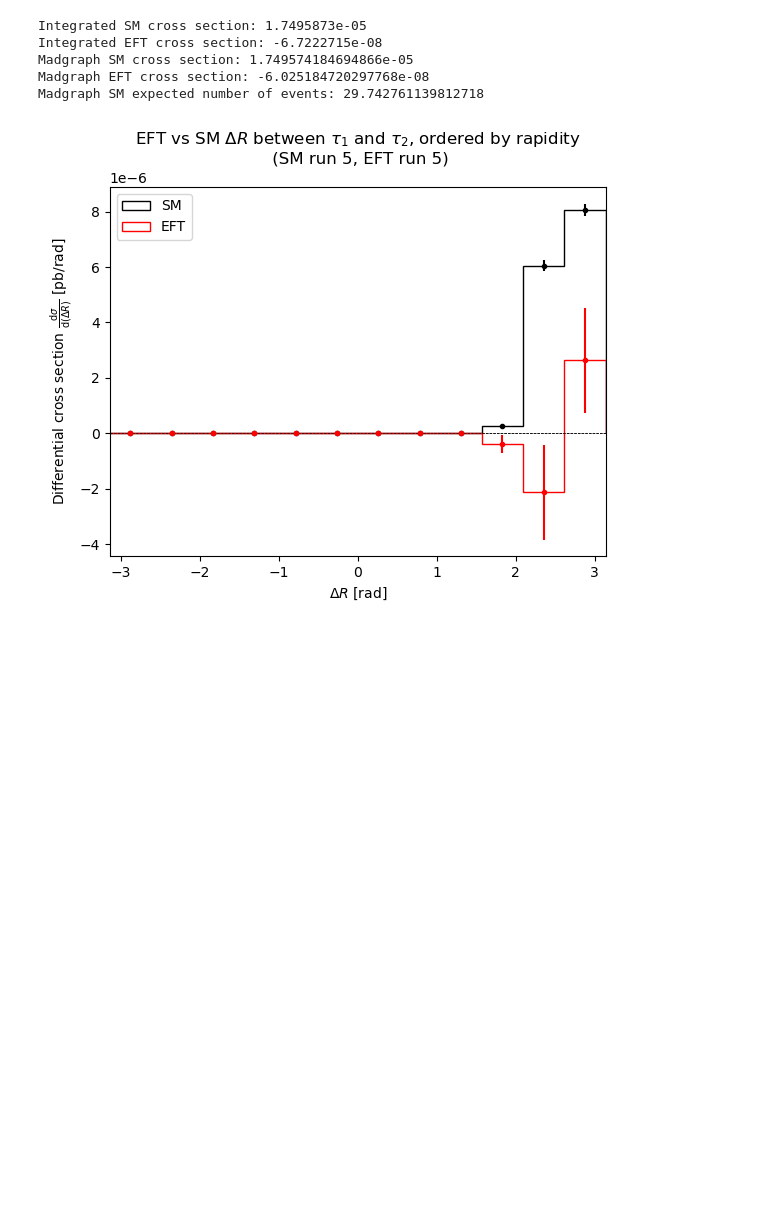
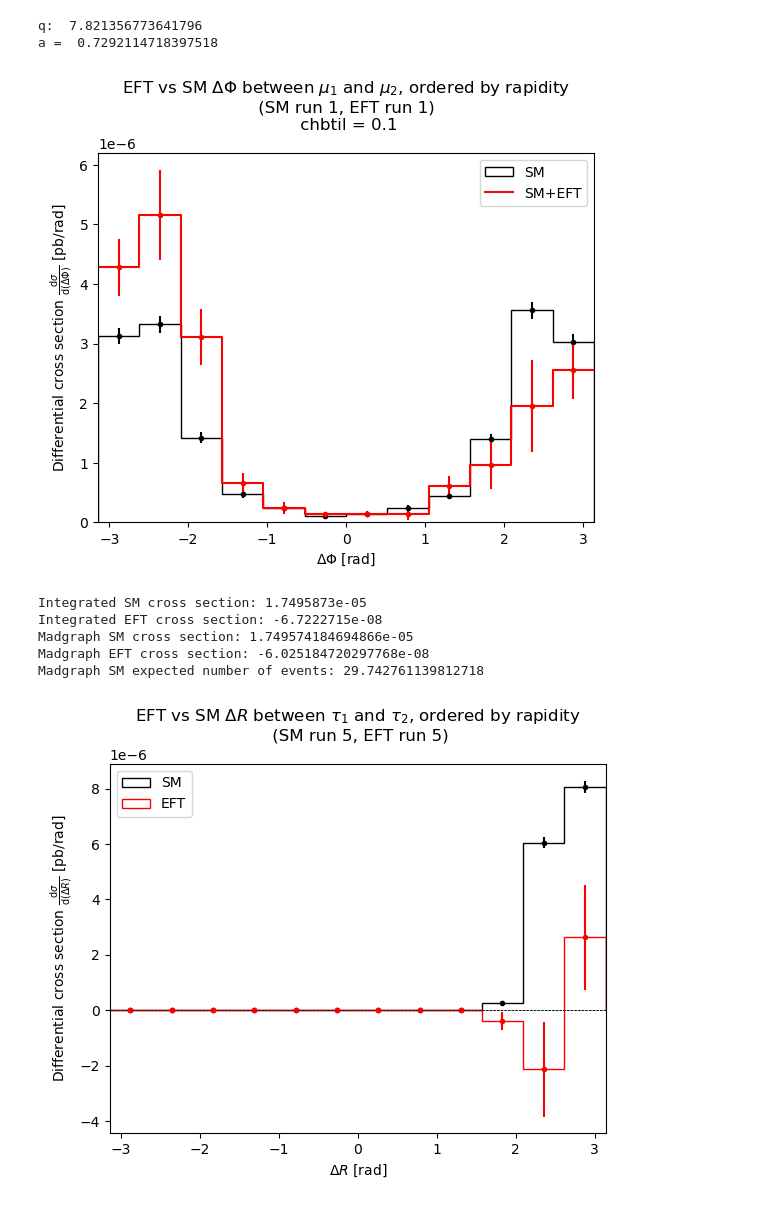
Before and after one commit to Arun-Atwal/ee_zh_final_analysis, a Jupyter notebook: ee_zh_final_analysis.ipynb, the cells around one changed output. Drawn from its saved outputs; the diff is of its cells as text; code cells hidden in the pictures; blank space fills up the shorter version.

```diff
--- a/ee_zh_final_analysis.ipynb
+++ b/ee_zh_final_analysis.ipynb
@@ -293,34 +294,39 @@ delta_phi_mu_y_eft = delta_phi_rapidity(eft_muons[eft-1])
 sm_histo, sm_err = histogram(delta_phi_mu_y_sm, sm_weights[sm-1], bins, 'SM', 'k', plot_range)
 eft_histo, eft_err = histogram(delta_phi_mu_y_eft, eft_weights[eft-1], bins, 'EFT', 'r', plot_range, False)
 smeft_histo, smeft_err = SMEFT_histogram(sm_histo, sm_err, eft_histo, eft_err, bins, 'SM+EFT', 'r', plot_range)
 # print(p_val_minuit(smeft_histo, sm_histo, luminosity))
 """How to define H1, H0?"""
 # H1 = likelihood(smeft_histo, sm_histo[0])
 # H0 = likelihood(sm_histo[0], sm_histo[0])
 """or???"""
 # H1 = likelihood(smeft_histo, smeft_histo)
 # H0 = likelihood(smeft_histo, sm_histo[0])
 # H0 = likelihood(smeft_histo, sm_histo[0])
 # H1 = likelihood(sm_histo[0], sm_histo[0])
 # print('H1 Likelihood: ', H1,'\nH0 Likelihood: ', H0)
 # print('q: ', np_q(H0,H1))
 # print('a = ', find_p_val(np_q(H0,H1), bins-1))
 # colours = ['r', 'g', 'b', 'c', 'm']
 # for i in range(1,6):
 #     delta_phi_mu_y_eft = delta_phi_rapidity(eft_muons[i-1])
 #     eft_histo, eft_err = histogram(delta_phi_mu_y_eft, eft_weights[i-1], bins, f'EFT run {i}', 'r',  plot_range, False)
 #     smeft_histo, smeft_err = SMEFT_histogram(sm_histo, sm_err, eft_histo, eft_err, bins, f'SM+EFT {i}', colours[i-1], plot_range)
 
+
 """Bohm-Zech method"""
-q = likelihood_bz(sm_histo[0], sm_err, smeft_histo, smeft_err) # slightly confusing but these are all the relevant arrays
+q = likelihood_bz(sm_histo[0], sm_err, smeft_histo, smeft_err, eft_err) # slightly confusing but these are all the relevant arrays
 print('q: ', q)
 print('a = ', find_p_val(q, bins-1))
 
 plt.xlabel(r'$\Delta \Phi$ [rad]')
 plt.ylabel(r'Differential cross section $\frac{\mathrm{d}\sigma}{\mathrm{d}(\Delta \Phi)}$ [pb/rad]')
 plt.title(r'EFT vs SM $\Delta \Phi$ between $\mu_1$ and $\mu_2$, ordered by rapidity' + f'\n (SM run {sm}, EFT run {eft}) \n chbtil = 0.1')
 # plt.title(r'EFT vs SM $\Delta \Phi$ between $\mu_1$ and $\mu_2$, ordered by rapidity' + '\n chbtil = 0.1')
 plt.savefig("delta_phi_mu_y")
+# %% [output]
+q:  7.821356773641796
+a =  0.7292114718397518
+[figure, added]
 # %%
 '''Check cross section magnitudes by integrating the histograms
 and comparing to the madgraph cross section * efficiency of selection'''
```
Also changed, not shown: parts of 5 cells of this notebook, 8 other files.
